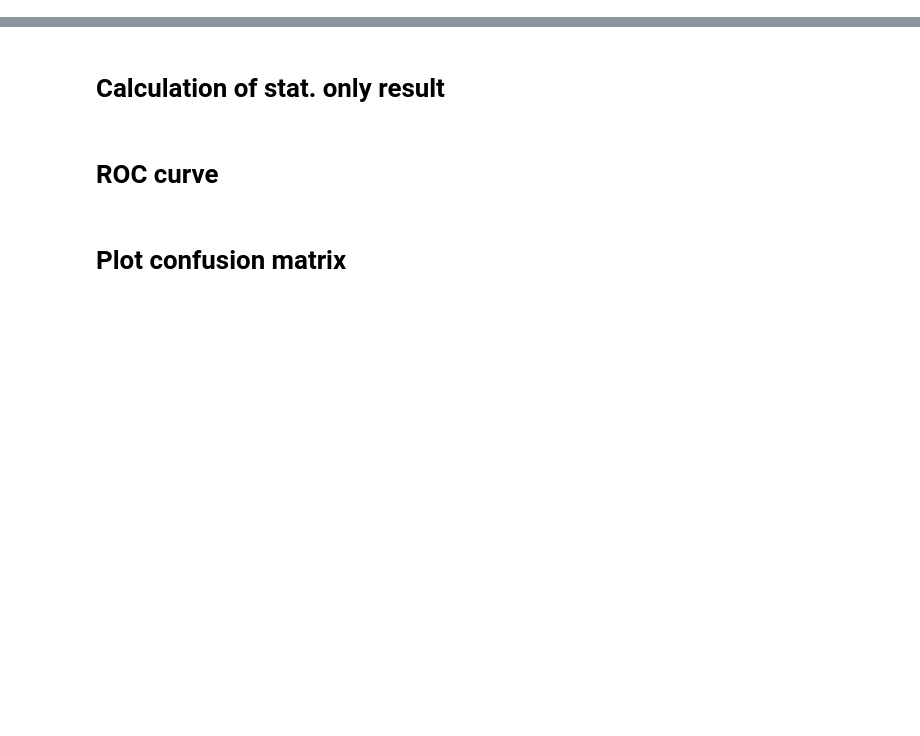
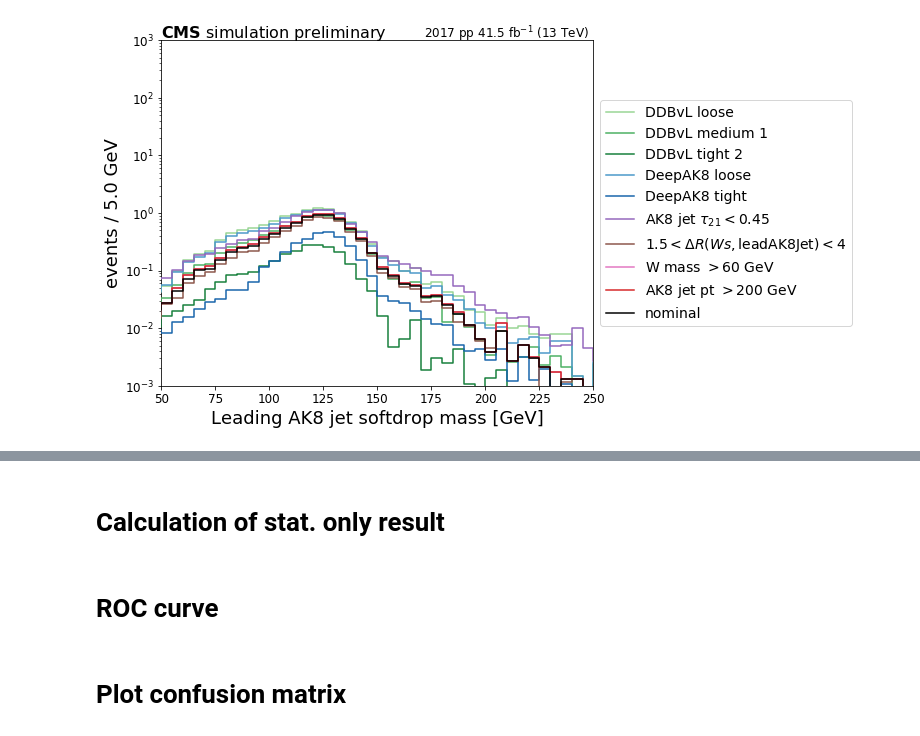
Before and after one commit to druini/hepaccelerate, a Jupyter notebook: EvaluateResults.ipynb, the cells around one changed output, grey strips where cells are left out. Saved outputs shown, nothing was run; the diff lists cells and outputs as text; code cells hidden in the pictures; blank space fills up the shorter version.

Commit message:
implement final selection

```diff
--- a/EvaluateResults.ipynb
+++ b/EvaluateResults.ipynb
@@ -70,7 +54,7 @@ def merge_json_output(samples):
         with open(s) as json_file:
             data = json.load(json_file)
 
-        for k1 in [k1 for k1 in data.keys() if not k1.startswith('hist2d')]:
+        for k1 in [k1 for k1 in data.keys() if not k1.startswith('hist_leading_jet')]:
             if indx == 0:
                 merge[k1] = {}
             for k2 in data[k1].keys():
@@ -98,13 +87,15 @@ var_names = {
   'njets'          : 'Number of AK4 jets',
   'nfatjets'       : 'Number of AK8 jets',
   'met'            : 'met [GeV]',
+#   'leading_jet_pt' : 'Leading AK4 jet pt [GeV]',
+#   'leading_jet_eta': r'Leading AK4 jet $\eta$',
   'leadAK8JetMass' : 'Leading AK8 jet softdrop mass [GeV]',
   'leadAK8JetPt'   : 'Leading AK8 jet pt [GeV]',
   'leadAK8JetEta'  : r'Leading AK8 jet $\eta$',
   'leadAK8JetHbb'  : 'Leading AK8 jet bb tag score',
   'leadAK8JetTau21': r'Leading AK8 jet $\tau_{21}$',
-  'lepton_pt'      : 'Leading lepton pt [GeV]',
-  'lepton_eta'     : r'Leading lepton $\eta$',
+  'lepton_pt'      : 'Lepton pt [GeV]',
+  'lepton_eta'     : r'Lepton $\eta$',
   'hadWPt'         : 'Hadronic W pt [GeV]',
   'hadWEta'        : r'Hadronic W $\eta$',
   'hadWMass'       : 'Hadronic W mass [GeV]',
@@ -263,7 +273,17 @@ plot_params = {
         'rebin_factor' : 5,
         'logy'         : True
     },
+    'leading_jet_pt' : {
+        'ymin'         : 1e-1,
+        'rebin_factor' : 5,
+        'logy'         : True
+    },
+    'leading_jet_eta' : {
+        'rebin_factor' : 2,
+        'logy'         : True
+    },
     'leadAK8JetMass' : {
+        'xlim'         : (50,250),
         'ymin'         : 1e-1,
         'logy'         : True
     },
@@ -324,6 +344,8 @@ plot_params = {
         'logy'         : True
     },
     'PV_npvsGood' : {
+        'xlim'         : (0,70),
+        'ymin'         : 1e-2,
         'rebin_factor' : 2,
         'logy'         : False
     }
@@ -442,3 +462,73 @@ basic_NoWeights
+# %%
+selection = {
+    'DDBvL_07'     : 'DDBvL loose',
+    'DDBvL_086'    : 'DDBvL medium 1',
+#     'DDBvL_089'    : 'DDBvL medium 2',
+#     'DDBvL_091'    : 'DDBvL tight 1',
+    'DDBvL_092'    : 'DDBvL tight 2',
+    'Hbb_06795'    : 'DeepAK8 loose',
+    'Hbb_09805'    : 'DeepAK8 tight',
+    'tau21_045'    : r'AK8 jet $\tau_{21} < 0.45$',
+    'deltaR_tight' : r'$1.5 < \Delta R (Ws, \mathrm{leadAK8Jet}) < 4$',
+    'Wmass_60'     : r'W mass $>60$ GeV',
+    'AK8JetPt_200' : r'AK8 jet pt $>200$ GeV',
+    'nominal'      : 'nominal',
+}
+
+color = {
+    'nominal'      : 'k',
+}
+
+list_for_cols = [['AK8JetPt_200', 'tau21_045', 'deltaR_tight', 'Wmass_60'], [s for s in selection if s.startswith('Hbb')], [s for s in selection if s.startswith('DDBvL')]]
+cm_list = [iter(plt.cm.tab10(np.linspace(0,1,11))[3:]), iter(plt.cm.Blues(np.linspace(.6,.8,len(list_for_cols[1])))), iter(plt.cm.Greens(np.linspace(.4,.8,len(list_for_cols[2]))))]
+
+for s_list, cm in zip(list_for_cols, cm_list):
+    for s in s_list:
+        color[s] = next(cm)
+
+fig = plt.figure(figsize=(6,6))
+
+a1 = plt.axes([0.0,0.22,1.0,0.8])
+
+bkg = False
+if bkg:
+    sample = 'bkg'
+    outfile_append = 'bkg'
+else:
+    sample = 'ttHTobb+THW'
+    outfile_append = 'signal'
+var = 'leadAK8JetMass'
+cat = '2J2WdeltaRTau21_Pass'
+for sel, label in selection.items():
+    mc = load_mc(os.path.join('results', sel),sum_all_bkgs=bkg)
+    counts, bins = plot_mc(f'hist_{var}_{cat}', mc, None, False, sample, 1, norm=False, ext_label=label, color_label=sel)
+if var in plot_params:
+    if plot_params[var]['logy']: plt.yscale('log')
+    if 'xlim' in plot_params[var]:
+        plt.xlim(plot_params[var]['xlim'])
+    a1.set_ylim(1e-3,1e3)
+#     if (not 'NoWeights' in cat) and ('ymin' in plot_params[var]):
+#         a1.set_ylim(ymin=plot_params[var]['ymin'])
+plt.legend(loc='center left', bbox_to_anchor=(1, 0.5), fontsize=14)
+
+binsize = np.diff( bins )[0]
+if '[GeV]' in var_names[var]:
+    unit = r' GeV'
+else:
+    unit = ''
+plt.ylabel(f'events / {binsize:.1f}{unit}', fontsize=18)
+plt.title(
+    r'$\mathbf{CMS}$ simulation preliminary', fontsize=16, x=0.0, ha='left', y=1.03, va='top')
+ax = plt.gca()
+plt.text(0.99, 0.99,
+    '2017 pp $41.5\ \mathrm{fb}^{-1}\ \mathrm{(13\ TeV)}$',
+          fontsize=12, ha='right', va='bottom', transform=ax.transAxes)
+plt.xlabel(var_names[var], fontsize=18)
+for ext in ['.png','.pdf']:
+        plt.savefig(os.path.join('plots',f'{var}_{cat}_compSelections_{outfile_append}'+ext), bbox_inches='tight')
+plt.show()
+# %% [output]
+[figure, added]
 # %%
 def plot_2d(data):#        var, data, name, bottom, process):
 
```
Also changed, not shown: parts of 9 cells of this notebook, 2 other files.
